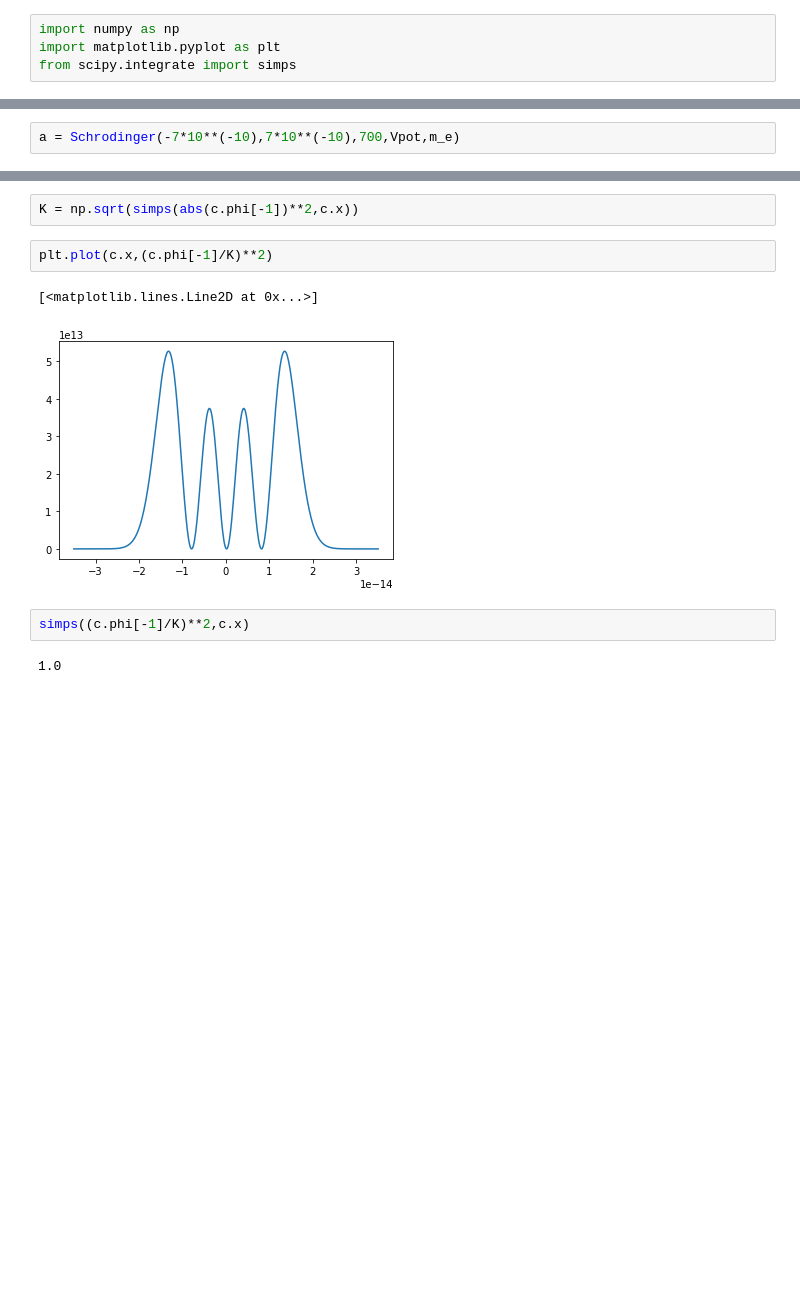
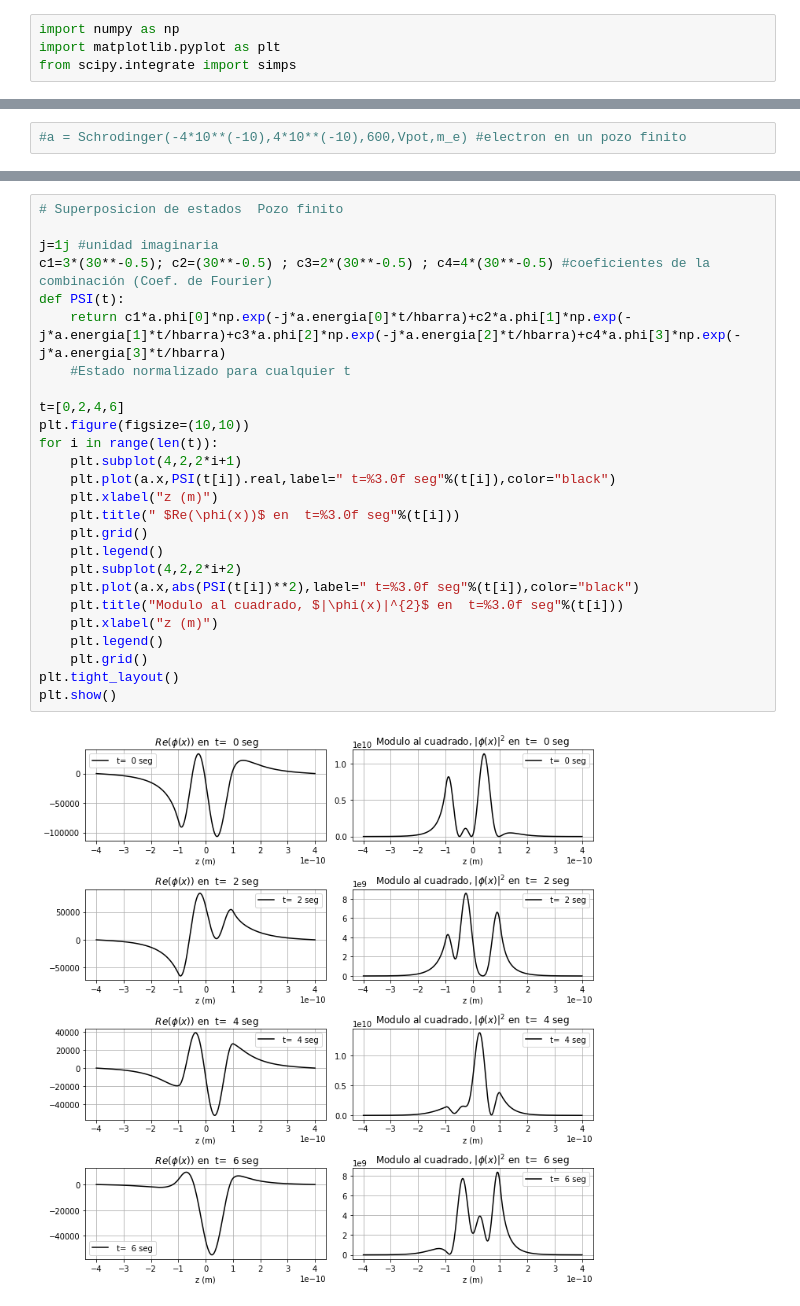
Before and after one commit to Kevincor1/Proyecto_1, a Jupyter notebook: prototipo3.ipynb, the cells around one changed output, grey strips where cells are left out. Drawn from its saved outputs; the diff is of its cells as text; blank space fills up the shorter version.

```diff
--- a/prototipo3.ipynb
+++ b/prototipo3.ipynb
@@ -99,5 +102,5 @@ def Vpot_inf(x):  # Pozo de potencial infinito
 def oscilador(x):
     return (1.3**2*10**44)*207*m_e/(v_c**2)* 0.5*(x**2)
 # %%
-a = Schrodinger(-7*10**(-10),7*10**(-10),700,Vpot,m_e)
+#a = Schrodinger(-4*10**(-10),4*10**(-10),600,Vpot,m_e) #electron en un pozo finito
 # %%
@@ -127,11 +119,28 @@ b=c.Phi(4)
-# %%
-K = np.sqrt(simps(abs(c.phi[-1])**2,c.x))
-# %%
-plt.plot(c.x,(c.phi[-1]/K)**2)
-# %% [output]
-[<matplotlib.lines.Line2D at 0x...>]
-[figure, removed]
-# %%
-simps((c.phi[-1]/K)**2,c.x)
-# %% [output]
-1.0
+# %%
+# Superposicion de estados  Pozo finito
+
+j=1j #unidad imaginaria
+c1=3*(30**-0.5); c2=(30**-0.5) ; c3=2*(30**-0.5) ; c4=4*(30**-0.5) #coeficientes de la combinación (Coef. de Fourier)
+def PSI(t):
+    return c1*a.phi[0]*np.exp(-j*a.energia[0]*t/hbarra)+c2*a.phi[1]*np.exp(-j*a.energia[1]*t/hbarra)+c3*a.phi[2]*np.exp(-j*a.energia[2]*t/hbarra)+c4*a.phi[3]*np.exp(-j*a.energia[3]*t/hbarra)
+    #Estado normalizado para cualquier t
+
+t=[0,2,4,6]
+plt.figure(figsize=(10,10))
+for i in range(len(t)):
+    plt.subplot(4,2,2*i+1)
+    plt.plot(a.x,PSI(t[i]).real,label=" t=%3.0f seg"%(t[i]),color="black")
+    plt.xlabel("z (m)")
+    plt.title(" $Re(\phi(x))$ en  t=%3.0f seg"%(t[i]))
+    plt.grid()
+    plt.legend()
+    plt.subplot(4,2,2*i+2)
+    plt.plot(a.x,abs(PSI(t[i])**2),label=" t=%3.0f seg"%(t[i]),color="black")
+    plt.title("Modulo al cuadrado, $|\phi(x)|^{2}$ en  t=%3.0f seg"%(t[i]))
+    plt.xlabel("z (m)")
+    plt.legend()
+    plt.grid()
+plt.tight_layout()
+plt.show()
+# %% [output]
+[figure, added]
```
Also changed, not shown: parts of 8 cells of this notebook.
